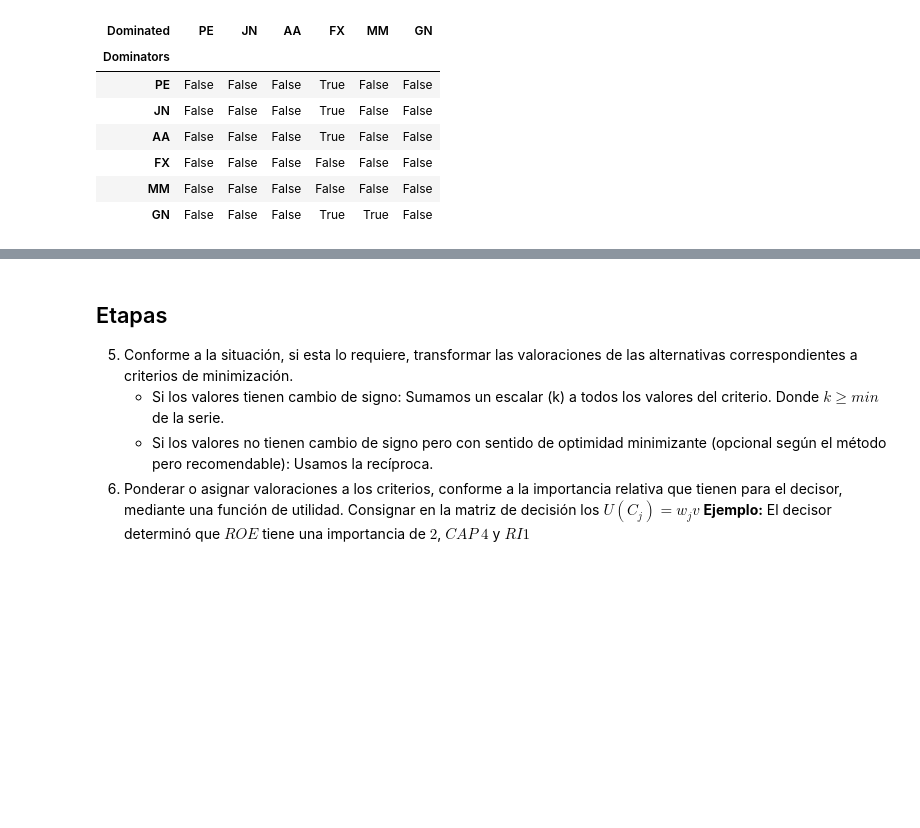
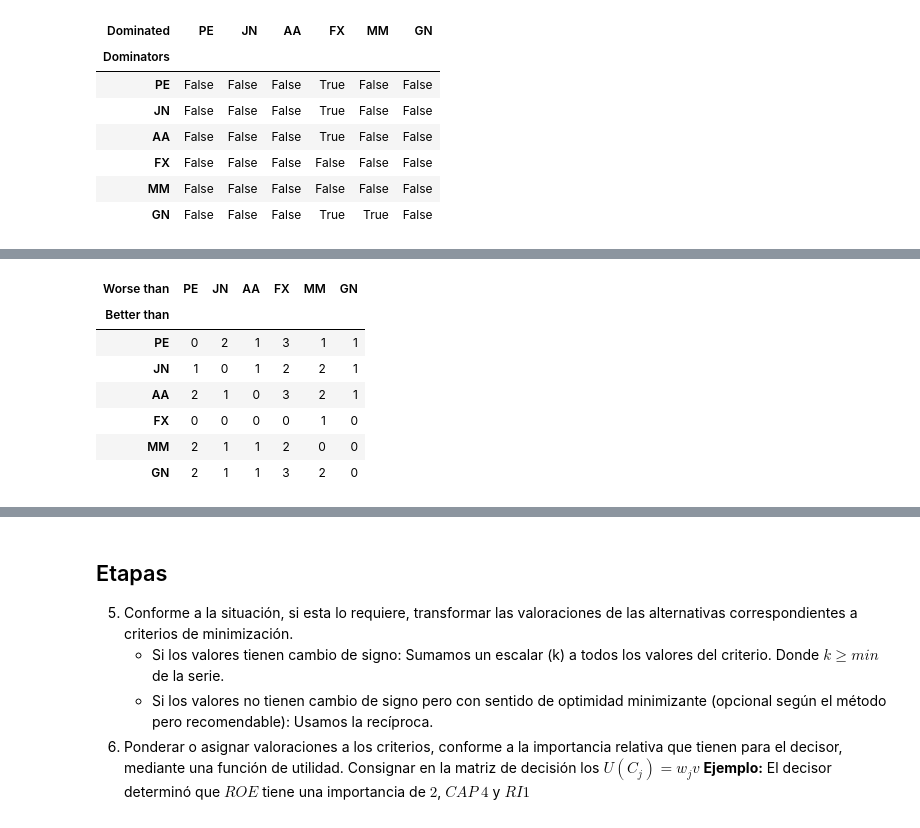
Before and after one commit to leliel12/diplodatos_mcda, a Jupyter notebook: slides/clase0.ipynb, the cells around one changed output, grey strips where cells are left out. Cells and saved outputs as stored; diff of their text form; code cells hidden in the pictures; blank space fills up the shorter version.

```diff
--- a/slides/clase0.ipynb
+++ b/slides/clase0.ipynb
@@ -435,0 +459,11 @@ dm.dominance()
+# %%
+dm.dominance.bt()  # dm.dominance("bt")
+# %% [output]
+| Worse than | PE | JN | AA | FX | MM | GN |
+| Better than |  |  |  |  |  |  |
+| PE | 0 | 2 | 1 | 3 | 1 | 1 |
+| JN | 1 | 0 | 1 | 2 | 2 | 1 |
+| AA | 2 | 1 | 0 | 3 | 2 | 1 |
+| FX | 0 | 0 | 0 | 0 | 1 | 0 |
+| MM | 2 | 1 | 1 | 2 | 0 | 0 |
+| GN | 2 | 1 | 1 | 3 | 2 | 0 |
```
Also changed, not shown: parts of 32 cells of this notebook.
